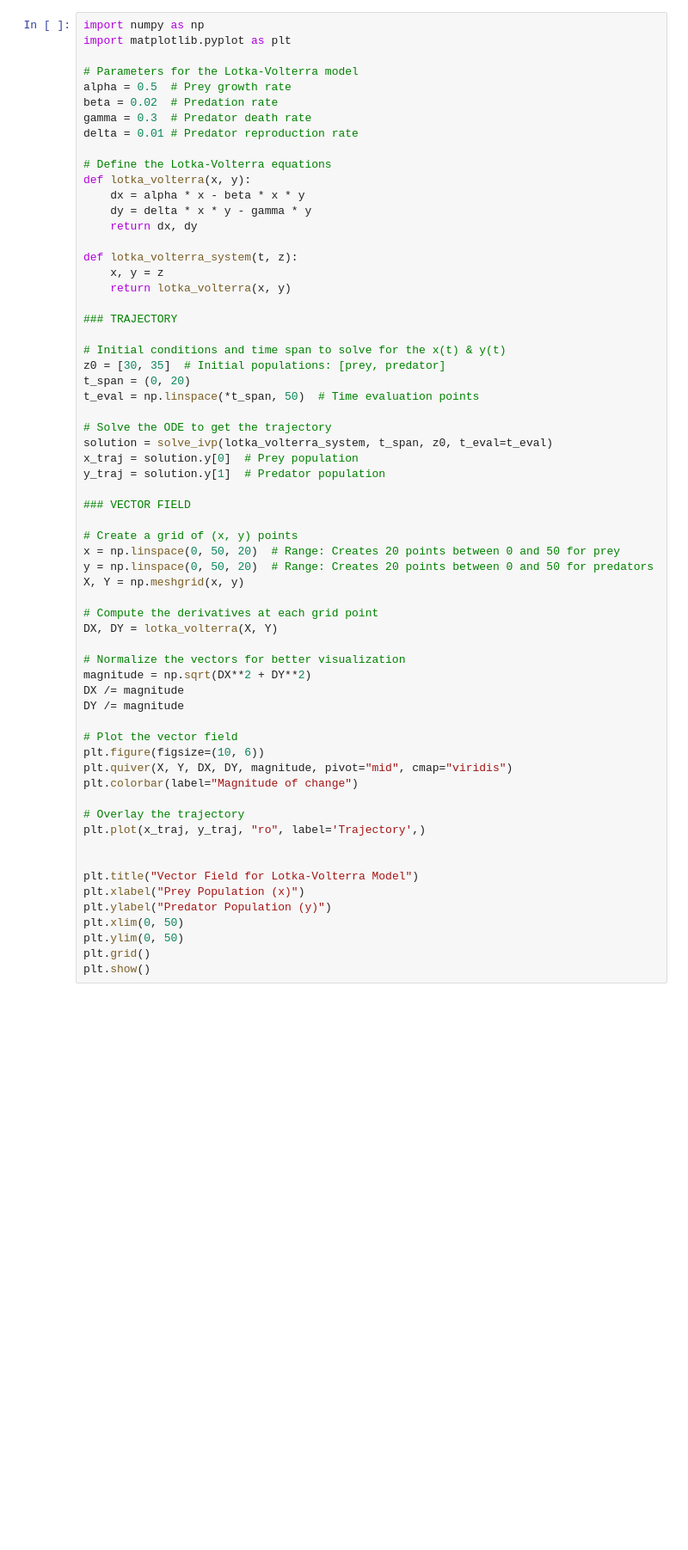
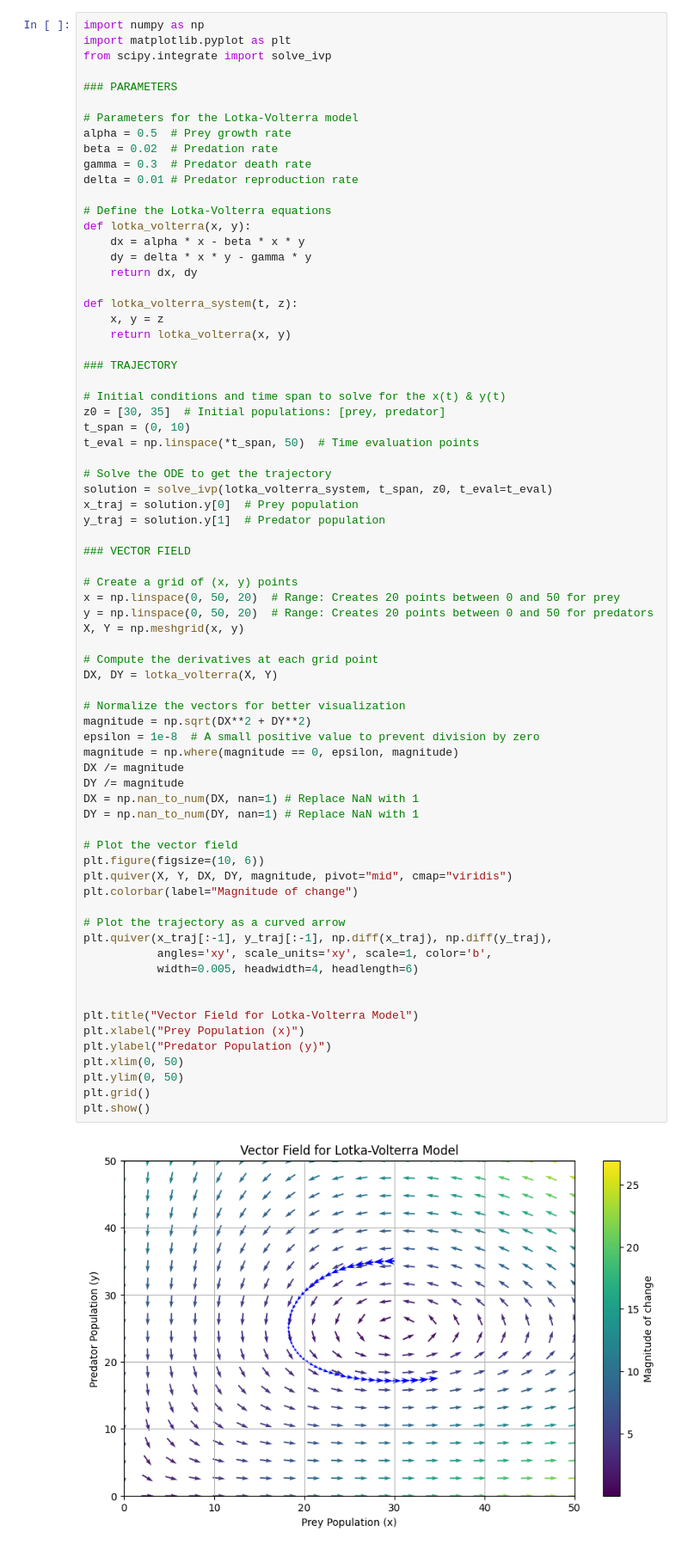
Before and after one commit to oskari-o/matrix-visualization, a Jupyter notebook: lotka-volterra.ipynb, the cells around one changed output. Shown at 86% size. Cells and saved outputs as stored; diff of their text form; blank space fills up the shorter version.

```diff
--- a/lotka-volterra.ipynb
+++ b/lotka-volterra.ipynb
@@ -1,6 +1,9 @@
 # %%
 import numpy as np
 import matplotlib.pyplot as plt
+from scipy.integrate import solve_ivp
+
+### PARAMETERS
 
 # Parameters for the Lotka-Volterra model
 alpha = 0.5  # Prey growth rate
@@ -22,7 +25,7 @@ def lotka_volterra_system(t, z):
 
 # Initial conditions and time span to solve for the x(t) & y(t)
 z0 = [30, 35]  # Initial populations: [prey, predator]
-t_span = (0, 20)
+t_span = (0, 10)
 t_eval = np.linspace(*t_span, 50)  # Time evaluation points
 
 # Solve the ODE to get the trajectory
@@ -32,32 +35,40 @@ y_traj = solution.y[1]  # Predator population
 
 ### VECTOR FIELD
 
 # Create a grid of (x, y) points
 x = np.linspace(0, 50, 20)  # Range: Creates 20 points between 0 and 50 for prey
 y = np.linspace(0, 50, 20)  # Range: Creates 20 points between 0 and 50 for predators
 X, Y = np.meshgrid(x, y)
 
 # Compute the derivatives at each grid point
 DX, DY = lotka_volterra(X, Y)
 
 # Normalize the vectors for better visualization
 magnitude = np.sqrt(DX**2 + DY**2)
+epsilon = 1e-8  # A small positive value to prevent division by zero
+magnitude = np.where(magnitude == 0, epsilon, magnitude)
 DX /= magnitude
 DY /= magnitude
+DX = np.nan_to_num(DX, nan=1) # Replace NaN with 1
+DY = np.nan_to_num(DY, nan=1) # Replace NaN with 1
 
 # Plot the vector field
 plt.figure(figsize=(10, 6))
 plt.quiver(X, Y, DX, DY, magnitude, pivot="mid", cmap="viridis")
 plt.colorbar(label="Magnitude of change")
 
-# Overlay the trajectory
-plt.plot(x_traj, y_traj, "ro", label='Trajectory',)
+# Plot the trajectory as a curved arrow
+plt.quiver(x_traj[:-1], y_traj[:-1], np.diff(x_traj), np.diff(y_traj),
+           angles='xy', scale_units='xy', scale=1, color='b',
+           width=0.005, headwidth=4, headlength=6)
 
 
 plt.title("Vector Field for Lotka-Volterra Model")
 plt.xlabel("Prey Population (x)")
 plt.ylabel("Predator Population (y)")
 plt.xlim(0, 50)
 plt.ylim(0, 50)
 plt.grid()
 plt.show()
+# %% [output]
+[figure, added]
```
